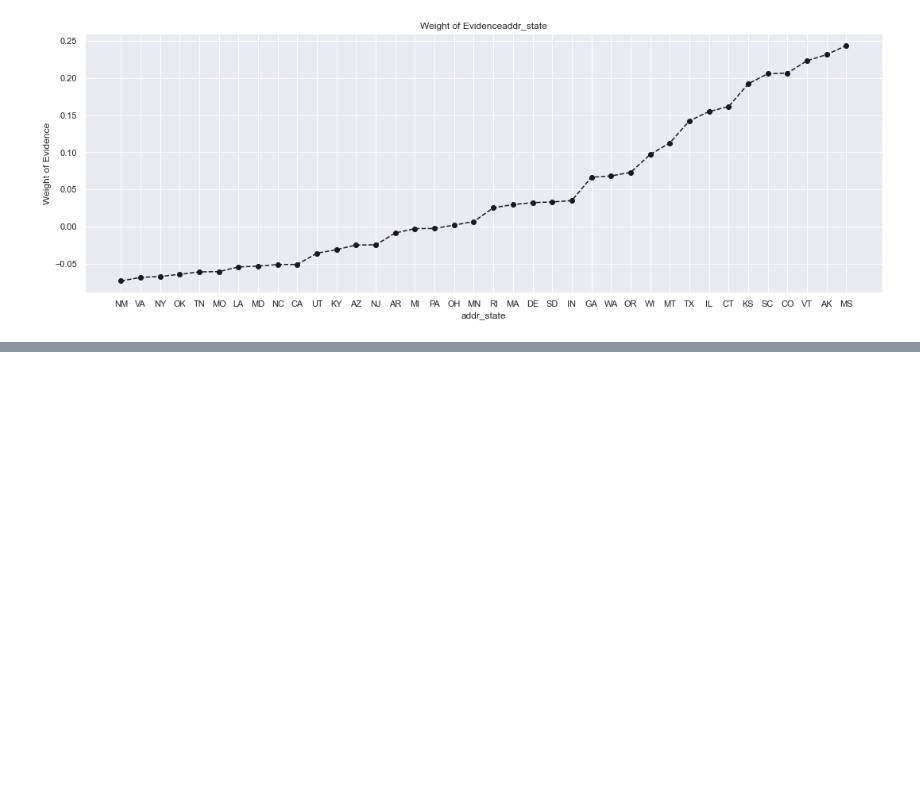
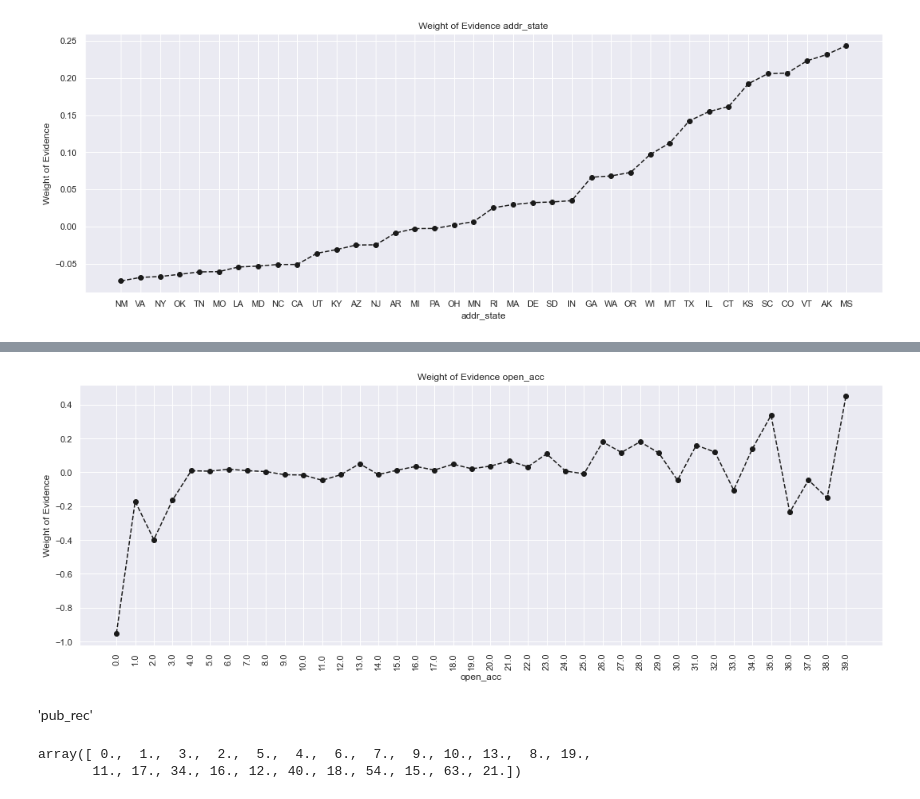
Before and after one commit to harryzyz/CreditRiskDemo, a Jupyter notebook: demo_to_be_named.ipynb, the cells around one changed output, grey strips where cells are left out. Cells and saved outputs as stored; diff of their text form; code cells hidden in the pictures; blank space fills up the shorter version.

```diff
--- a/demo_to_be_named.ipynb
+++ b/demo_to_be_named.ipynb
@@ -985,0 +1031,14 @@ y_test.to_csv('loan_data_targets_test.csv')
+# %%
+# 'mths_since_earliest_cr_line:<140', 'mths_since_earliest_cr_line:141-164', 'mths_since_earliest_cr_line:165-247', 'mths_since_earliest_cr_line:248-270', 'mths_since_earliest_cr_line:271-352', 'mths_since_earliest_cr_line:>352'
+
+df_inputs_pre['mths_since_earliest_cr_line:<140'] = np.where(df_inputs_pre['mths_since_earliest_cr_line'].isin(range(140)),1,0)
+
+df_inputs_pre['mths_since_earliest_cr_line:141-164'] = np.where(df_inputs_pre['mths_since_earliest_cr_line'].isin(range(141,165)),1,0)
+
+df_inputs_pre['mths_since_earliest_cr_line:165-247'] = np.where(df_inputs_pre['mths_since_earliest_cr_line'].isin(range(165,248)),1,0)
+
+df_inputs_pre['mths_since_earliest_cr_line:248-270'] = np.where(df_inputs_pre['mths_since_earliest_cr_line'].isin(range(248,271)),1,0)
+
+df_inputs_pre['mths_since_earliest_cr_line:271-352'] = np.where(df_inputs_pre['mths_since_earliest_cr_line'].isin(range(271,353)),1,0)
+
+df_inputs_pre['mths_since_earliest_cr_line:>352'] = np.where(df_inputs_pre['mths_since_earliest_cr_line'].isin(range(353)),1,0)
@@ -985,0 +1077,7 @@ y_test.to_csv('loan_data_targets_test.csv')
+# %%
+# 'delinq_2yrs:0', 'delinq_2yrs:1-3', 'delinq_2yrs:>=4'
+df_inputs_pre['delinq_2yrs:0'] = np.where((df_inputs_pre['delinq_2yrs'] == 0), 1, 0)
+
+df_inputs_pre['delinq_2yrs:1-3'] = np.where((df_inputs_pre['delinq_2yrs'] >=1) & (df_inputs_pre['delinq_2yrs'] <=3), 1, 0)
+
+df_inputs_pre['delinq_2yrs:>=4'] = np.where((df_inputs_pre['delinq_2yrs'] >=4), 1, 0)
@@ -985,0 +1117,7 @@ y_test.to_csv('loan_data_targets_test.csv')
+# %%
+# 'inq_last_6mths:0', 'inq_last_6mths:1-2', 'inq_last_6mths:3-6', 'inq_last_6mths:>6'
+
+df_inputs_pre['inq_last_6mths:0'] = np.where((df_inputs_pre['inq_last_6mths'] == 0),  1, 0)
+df_inputs_pre['inq_last_6mths:1-2'] = np.where((df_inputs_pre['inq_last_6mths'] >=1) & (df_inputs_pre['inq_last_6mths']<=2),  1, 0)
+df_inputs_pre['inq_last_6mths:3-6'] = np.where((df_inputs_pre['inq_last_6mths']>=3) & (df_inputs_pre['inq_last_6mths']<=6),  1, 0)
+df_inputs_pre['inq_last_6mths:>6'] = np.where((df_inputs_pre['inq_last_6mths']>6),  1, 0)
@@ -985,0 +1134,3 @@ y_test.to_csv('loan_data_targets_test.csv')
+# %%
+df_temp = woe_ordered_continuous(df_inputs_pre, 'open_acc', df_targets_pre)
+df_temp
@@ -985,0 +1159,4 @@ y_test.to_csv('loan_data_targets_test.csv')
+# %%
+plot_by_woe(df_temp.iloc[:40,:],90)
+# %% [output]
+[figure, added]
@@ -985,0 +1179,7 @@ y_test.to_csv('loan_data_targets_test.csv')
+# %% [markdown]
+'pub_rec'
+# %%
+df_inputs_pre['pub_rec'].unique()
+# %% [output]
+array([ 0.,  1.,  3.,  2.,  5.,  4.,  6.,  7.,  9., 10., 13.,  8., 19.,
+       11., 17., 34., 16., 12., 40., 18., 54., 15., 63., 21.])
```
Also changed, not shown: parts of 189 cells of this notebook, 1 other file.
